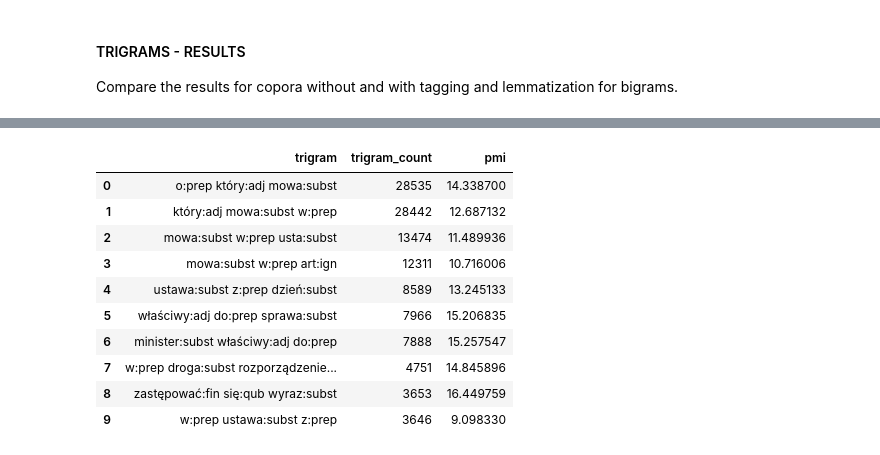
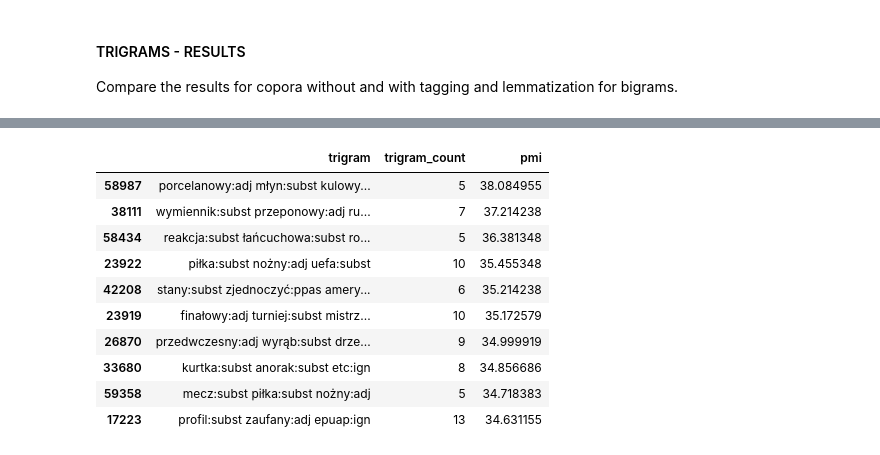
Before and after one commit to Smendowski/nlp, a Jupyter notebook: lab04/lab04_lang_modelling.ipynb, the cells around one changed output, grey strips where cells are left out. Drawn from its saved outputs; the diff is of its cells as text; code cells hidden in the pictures.

```diff
--- a/lab04/lab04_lang_modelling.ipynb
+++ b/lab04/lab04_lang_modelling.ipynb
@@ -109,7 +109,7 @@ ngram_counts.most_common(15)
 ngram_counts_valid = {}
 
 def is_valid_ngram(ngram: str) -> bool:
-    return True if regex.search(r"[^a-zA-Z\s]", ngram) is None else False
+    return True if regex.search(r"[^a-zA-Z\s\p{L}]", ngram) is None else False
 
 for ngram_count in ngram_counts.items():
     ngram, count = ngram_count
@@ -712,14 +718,14 @@ df_trigram_counts.head(10)
 # %%
-df_clarin_trigram_counts.head(10)
+df_clarin_trigram_counts[df_clarin_trigram_counts['trigram_count'] >= 5].sort_values('pmi', ascending=False).head(10)
 # %% [output]
 |  | trigram | trigram_count | pmi |
-| 0 | o:prep który:adj mowa:subst | 28535 | 14.338700 |
-| 1 | który:adj mowa:subst w:prep | 28442 | 12.687132 |
-| 2 | mowa:subst w:prep usta:subst | 13474 | 11.489936 |
-| 3 | mowa:subst w:prep art:ign | 12311 | 10.716006 |
-| 4 | ustawa:subst z:prep dzień:subst | 8589 | 13.245133 |
-| 5 | właściwy:adj do:prep sprawa:subst | 7966 | 15.206835 |
-| 6 | minister:subst właściwy:adj do:prep | 7888 | 15.257547 |
-| 7 | w:prep droga:subst rozporządzenie... | 4751 | 14.845896 |
-| 8 | zastępować:fin się:qub wyraz:subst | 3653 | 16.449759 |
-| 9 | w:prep ustawa:subst z:prep | 3646 | 9.098330 |
+| 58987 | porcelanowy:adj młyn:subst kulowy... | 5 | 38.084955 |
+| 38111 | wymiennik:subst przeponowy:adj ru... | 7 | 37.214238 |
+| 58434 | reakcja:subst łańcuchowa:subst ro... | 5 | 36.381348 |
+| 23922 | piłka:subst nożny:adj uefa:subst | 10 | 35.455348 |
+| 42208 | stany:subst zjednoczyć:ppas amery... | 6 | 35.214238 |
+| 23919 | finałowy:adj turniej:subst mistrz... | 10 | 35.172579 |
+| 26870 | przedwczesny:adj wyrąb:subst drze... | 9 | 34.999919 |
+| 33680 | kurtka:subst anorak:subst etc:ign | 8 | 34.856686 |
+| 59358 | mecz:subst piłka:subst nożny:adj | 5 | 34.718383 |
+| 17223 | profil:subst zaufany:adj epuap:ign | 13 | 34.631155 |
```
Also changed, not shown: parts of 12 cells of this notebook.
